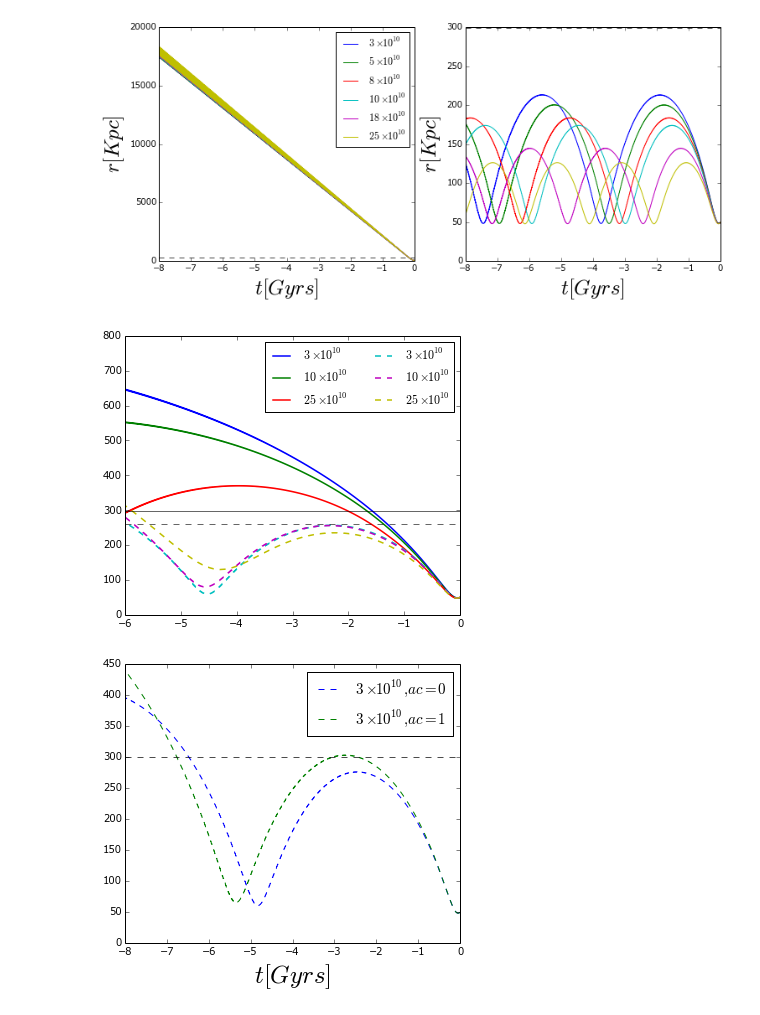
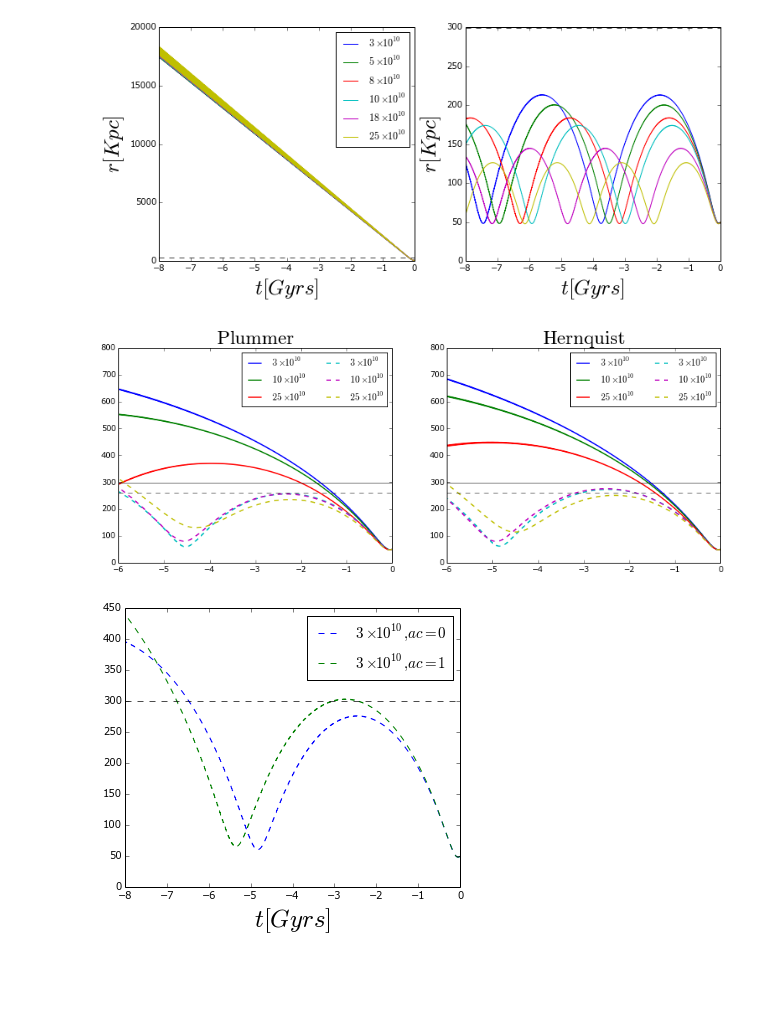
Before and after one commit to jngaravitoc/LMC-MW, a Jupyter notebook: code/df_models.ipynb, the cells around one changed output. Cells and saved outputs as stored; diff of their text form; code cells hidden in the pictures; blank space fills up the shorter version.

Commit message:
plummer vs hernquist

```diff
--- a/code/df_models.ipynb
+++ b/code/df_models.ipynb
@@ -60,6 +60,13 @@ t3_3_ac, xgal3_3_ac, ygal3_3_ac, zgal3_3_ac, vxgal3_3_ac, vygal3_3_ac, vzgal3_3_
 t4_3_ac, xgal4_3_ac, ygal4_3_ac, zgal4_3_ac, vxgal4_3_ac, vygal4_3_ac, vzgal4_3_ac, Rgal4_3_ac, Vgal4_3_ac = reading_data('ekta_mw2_lmc1_ac')
 t5_3_ac, xgal5_3_ac, ygal5_3_ac, zgal5_3_ac, vxgal5_3_ac, vygal5_3_ac, vzgal5_3_ac, Rgal5_3_ac, Vgal5_3_ac = reading_data('ekta_mw2_lmc3_ac')
 t6_3_ac, xgal6_3_ac, ygal6_3_ac, zgal6_3_ac, vxgal6_3_ac, vygal6_3_ac, vzgal6_3_ac, Rgal6_3_ac, Vgal6_3_ac = reading_data('ekta_mw2_lmc6_ac')
+# %%
+t1_3_ac_h, xgal1_3_ac, ygal1_3_ac, zgal1_3_ac, vxgal1_3_ac, vygal1_3_ac, vzgal1_3_ac, Rgal1_3_ac_h, Vgal1_3_ac = reading_data('ekta_mw1_lmc1_ac_h')
+t2_3_ac_h, xgal2_3_ac, ygal2_3_ac, zgal2_3_ac, vxgal2_3_ac, vygal2_3_ac, vzgal2_3_ac, Rgal2_3_ac_h, Vgal2_3_ac = reading_data('ekta_mw1_lmc3_ac1_h')
+t3_3_ac_h, xgal3_3_ac, ygal3_3_ac, zgal3_3_ac, vxgal3_3_ac, vygal3_3_ac, vzgal3_3_ac, Rgal3_3_ac_h, Vgal3_3_ac = reading_data('ekta_mw1_lmc6_ac_h')
+t4_3_ac_h, xgal4_3_ac, ygal4_3_ac, zgal4_3_ac, vxgal4_3_ac, vygal4_3_ac, vzgal4_3_ac, Rgal4_3_ac_h, Vgal4_3_ac = reading_data('ekta_mw2_lmc1_ac_h')
+t5_3_ac_h, xgal5_3_ac, ygal5_3_ac, zgal5_3_ac, vxgal5_3_ac, vygal5_3_ac, vzgal5_3_ac, Rgal5_3_ac_h, Vgal5_3_ac = reading_data('ekta_mw2_lmc3_ac_h')
+t6_3_ac_h, xgal6_3_ac, ygal6_3_ac, zgal6_3_ac, vxgal6_3_ac, vygal6_3_ac, vzgal6_3_ac, Rgal6_3_ac_h, Vgal6_3_ac = reading_data('ekta_mw2_lmc6_ac_h')
 # %%
 plot(t1, Vgal1)
 plot(t1, Vgal6)
@@ -142,21 +149,36 @@ axhline(299, ls='--', c='k', alpha=0.7)
 <matplotlib.lines.Line2D at 0x...>
 [figure]
 # %%
-figure(figsize(6,5))
+figure(figsize(14,5))
+subplot(1, 2, 1)
+title('$\mathrm{Plummer}$', fontsize=25)
 plot(t1_3_ac, Rgal1_3_ac, label=r'$3 \times 10^{10} $', ls='-', lw=1.5)
 plot(t2_3_ac, Rgal2_3_ac, label=r'$10 \times 10^{10}$', ls='-', lw=1.5)
 plot(t3_3_ac, Rgal3_3_ac, label=r'$25 \times 10^{10}$', ls='-', lw=1.5)
 plot(t4_3_ac, Rgal4_3_ac, label=r'$3 \times 10^{10}$', ls='--', lw=1.5)
 plot(t5_3_ac, Rgal5_3_ac, label=r'$10 \times 10^{10}$', ls='--', lw=1.5)
 plot(t6_3_ac, Rgal6_3_ac, label=r'$25 \times 10^{10}$', ls='--', lw=1.5)
 axhline(261, ls='--', c='k', alpha=0.6)
 axhline(299, ls='-', c='k', alpha=0.6)
 legend(loc='best', ncol=2)
 xlim(-6, 0)
 
+subplot(1, 2, 2)
+title('$\mathrm{Hernquist}$', fontsize=25)
+plot(t1_3_ac_h, Rgal1_3_ac_h, label=r'$3 \times 10^{10} $', ls='-', lw=1.5)
+plot(t2_3_ac_h, Rgal2_3_ac_h, label=r'$10 \times 10^{10}$', ls='-', lw=1.5)
+plot(t3_3_ac_h, Rgal3_3_ac_h, label=r'$25 \times 10^{10}$', ls='-', lw=1.5)
+plot(t4_3_ac_h, Rgal4_3_ac_h, label=r'$3 \times 10^{10}$', ls='--', lw=1.5)
+plot(t5_3_ac_h, Rgal5_3_ac_h, label=r'$10 \times 10^{10}$', ls='--', lw=1.5)
+plot(t6_3_ac_h, Rgal6_3_ac_h, label=r'$25 \times 10^{10}$', ls='--', lw=1.5)
+axhline(261, ls='--', c='k', alpha=0.6)
+axhline(299, ls='-', c='k', alpha=0.6)
+legend(loc='best', ncol=2)
+xlim(-6, 0)
+
 savefig('ektas_orbits.png', bbox_inches='tight')
 # %% [output]
-[figure, old version]
+[figure, new version]
 # %%
 tgal1, xgal1, ygal1, zgal1, vxgal1, vygal1, vzgal1, Rgal1, Vgal1 = reading_data('lmc1_Herndf_vdm_cl1')
 tgal2, xgal2, ygal2, zgal2, vxgal2, vygal2, vzgal2, Rgal2, Vgal2 = reading_data('lmc3_Herndf_vdm_cl1')
```
